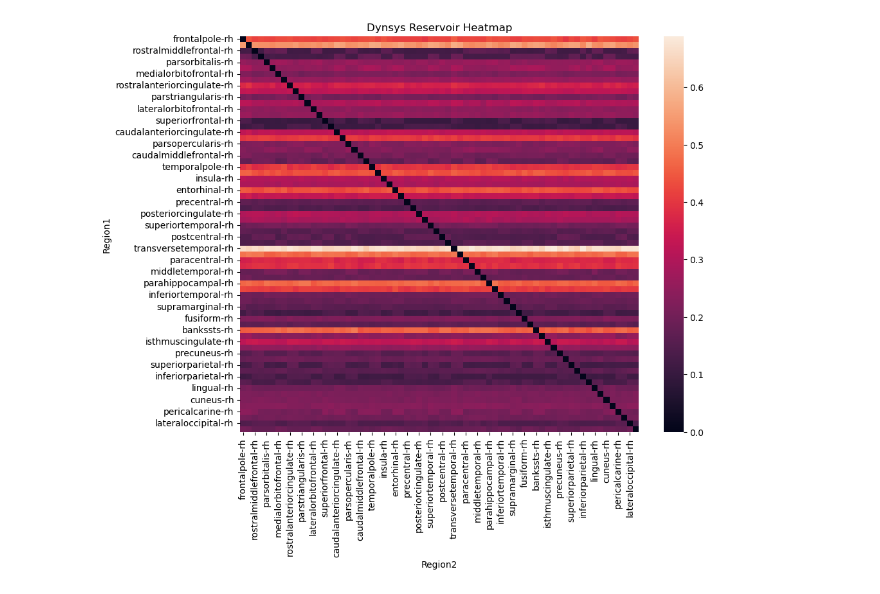
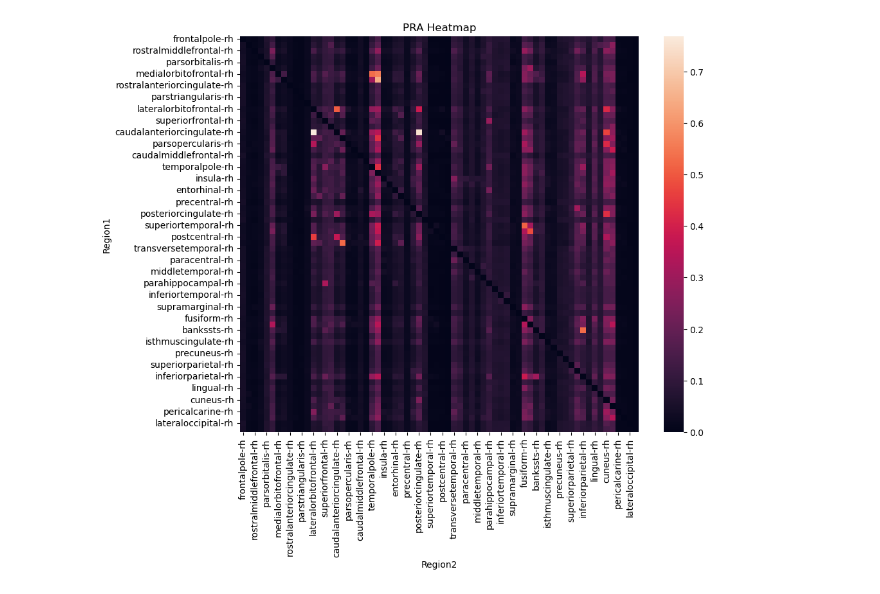
Before and after one commit to econnerty/functional-connectivity, a Jupyter notebook: visualize.ipynb, the cells around one changed output. Cells and saved outputs as stored; diff of their text form; code cells hidden in the pictures.

```diff
--- a/visualize.ipynb
+++ b/visualize.ipynb
@@ -9,7 +9,7 @@ import seaborn as sns
 import pandas as pd
 
 #Open dynsys nc array
-dynsys = nc.Dataset(data_dir+'/sub-032304_array_dynsys_r2_EC_alpha.nc','r')
+dynsys = nc.Dataset(data_dir+'/sub-032304_array_pra_25_EC_alpha.nc','r')
 # %%
 ordered_list = ['frontalpole-rh', 'frontalpole-lh', 'rostralmiddlefrontal-rh', 'rostralmiddlefrontal-lh', 'parsorbitalis-rh',
                 'parsorbitalis-lh', 'medialorbitofrontal-rh', 'medialorbitofrontal-lh', 'rostralanteriorcingulate-rh',
@@ -51,20 +60,20 @@ cv_connectivity.mean()
 # %%
 # Extract the data from '__xarray_dataarray_variable__'
 # Extract the data from '__xarray_dataarray_variable__'
 #data_variable = dynsys['__xarray_dataarray_variable__'][:]
 
 # Compute the mean across the 'bootstrap_samples' dimension (which is axis=0)
 #mean_connectivity = np.mean(data_variable, axis=0)
 
 # Plotting the heatmap
 plt.figure(figsize=(10, 8))
 sns.heatmap(ordered_mean_df, annot=False)
-plt.title('Dynsys Reservoir Heatmap')
+plt.title('PRA Heatmap')
 plt.xlabel('Region2')
 plt.ylabel('Region1')
 plt.show()
 
 # Close the NetCDF file
 dynsys.close()
 # %% [output]
-[figure, old version]
+[figure, new version]
```
Also changed, not shown: parts of 3 cells of this notebook, 14 other files.
